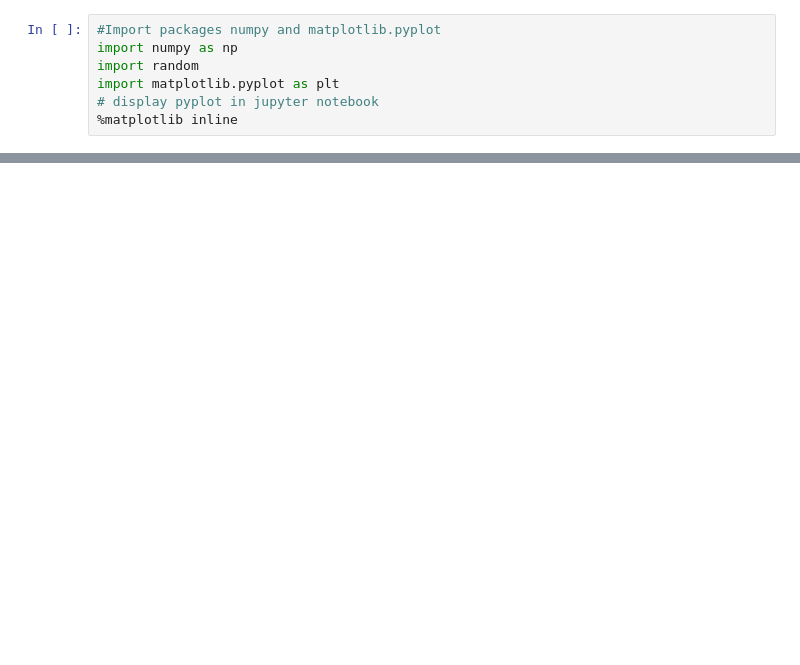
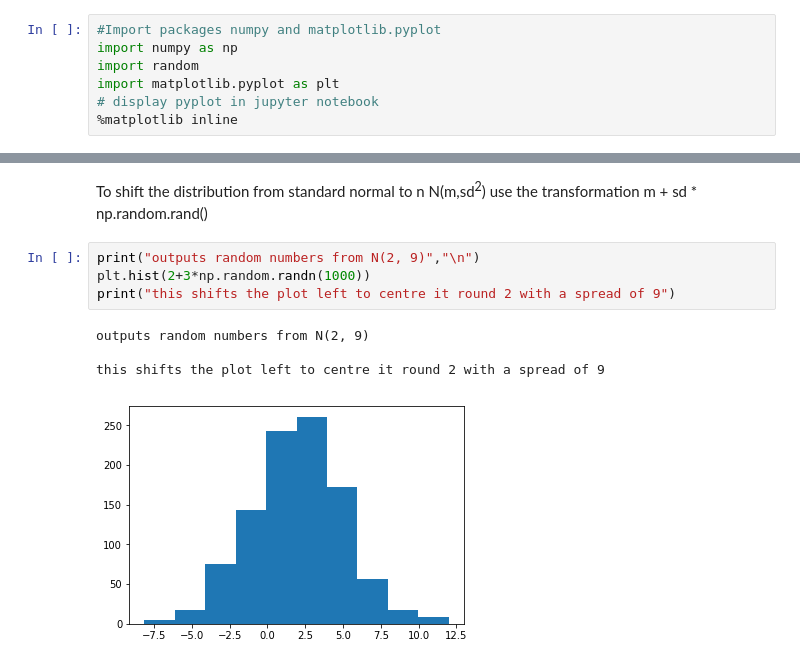
Before and after one commit to Osheah/p4da-numpy-random, a Jupyter notebook: numpy-random.ipynb, the cells around one changed output, grey strips where cells are left out. Drawn from its saved outputs; the diff is of its cells as text; blank space fills up the shorter version.

```diff
--- a/numpy-random.ipynb
+++ b/numpy-random.ipynb
@@ -300,0 +208,11 @@ bytes takes non negative integer inputs and outputs randomly byte strings. outpu
+# %% [markdown]
+To shift the distribution from standard normal  to n N(m,sd<sup>2</sup>) use the transformation m + sd * np.random.rand()
+# %%
+print("outputs random numbers from N(2, 9)","\n")
+plt.hist(2+3*np.random.randn(1000))
+print("this shifts the plot left to centre it round 2 with a spread of 9")
+# %% [output]
+outputs random numbers from N(2, 9)
+
+this shifts the plot left to centre it round 2 with a spread of 9
+[figure, added]
```
Also changed, not shown: parts of 78 cells of this notebook, 3 other files.
